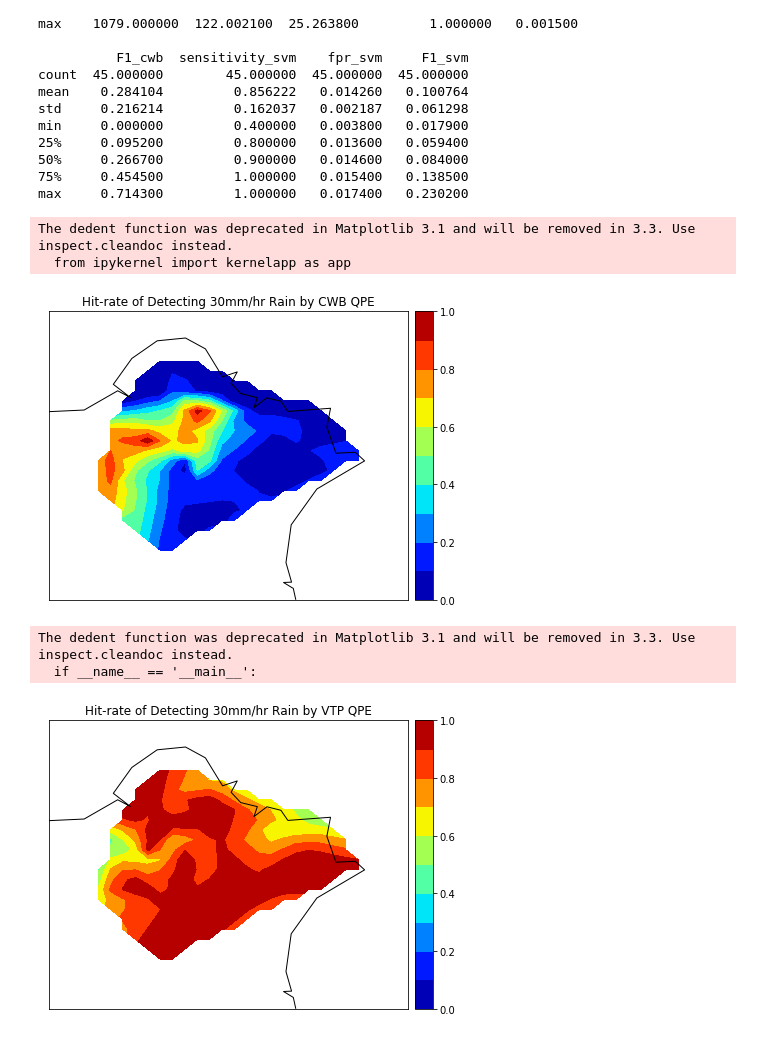
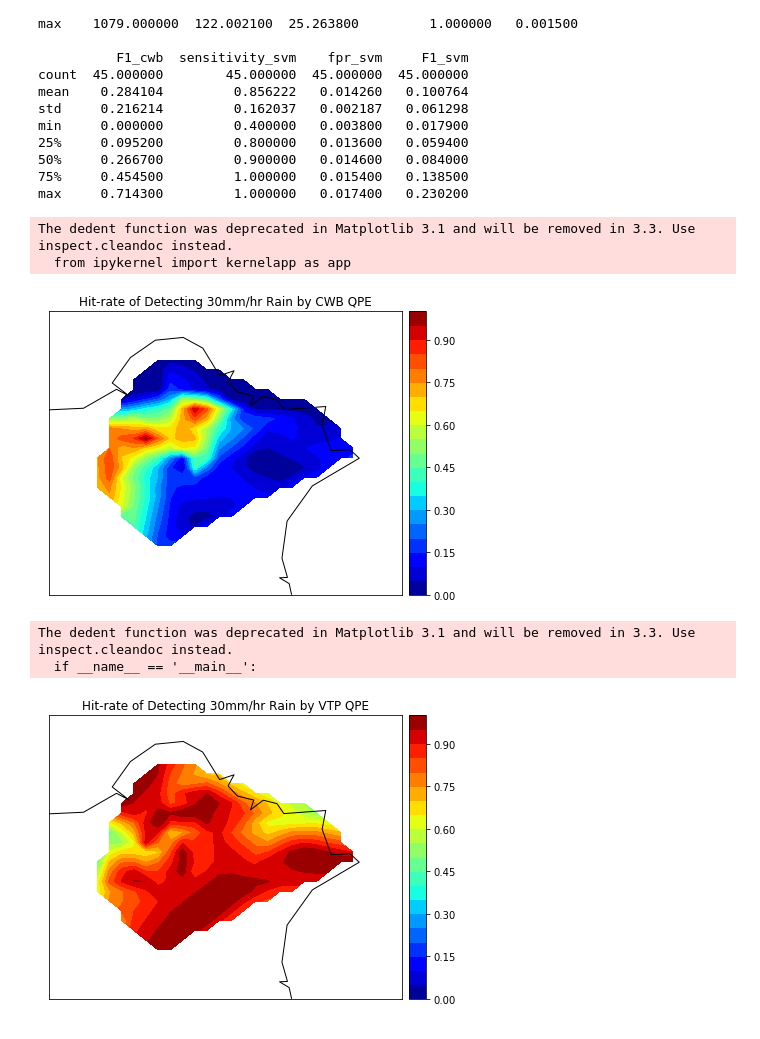
Before and after one commit to tingsyo/qpetw, a Jupyter notebook: results/02_data_on_map.ipynb, the cells around one changed output. Saved outputs shown, nothing was run; the diff lists cells and outputs as text; code cells hidden in the pictures.

```diff
--- a/results/02_data_on_map.ipynb
+++ b/results/02_data_on_map.ipynb
@@ -181,29 +199,29 @@ max     0.714300         1.000000   0.017400   0.230200
 # %%
 from scipy.interpolate import griddata
 # Create the grid space
 xtw = np.linspace(lon0,lon1,30)
 ytw =  np.linspace(lat0,lat1,30)
 Xtw, Ytw = np.meshgrid(xtw,ytw)
 
 # Retrieve the station location and values
 lons = compbcsvm['lon']
 lats = compbcsvm['lat']
 hitrate = compbcsvm['sensitivity_cwb']
 rmsegrid = griddata((lons, lats), hitrate, (Xtw, Ytw), method='linear', rescale=True)
 
 #
 plt.figure(figsize=(6,6))                           # Define the figure size
 m = Basemap(llcrnrlon=lon0, urcrnrlon=lon1, llcrnrlat=lat0, urcrnrlat=lat1, resolution='i') # Make a map of East Asia
-m.contourf(Xtw, Ytw, rmsegrid, levels=np.arange(0,1.1,0.1), cmap=plt.cm.jet) # Draw a filled-contour plot with the interpolated grid data
+m.contourf(Xtw, Ytw, rmsegrid, levels=np.arange(0,1.05,0.05), cmap=plt.cm.jet) # Draw a filled-contour plot with the interpolated grid data
 m.drawcoastlines()                                  # Draw the coastlines
 cb = m.colorbar()                                   # Show colorbar
 plt.title('Hit-rate of Detecting 30mm/hr Rain by CWB QPE')                # Add colobar title
 plt.tight_layout()
 plt.show()
 # %% [output]
 The dedent function was deprecated in Matplotlib 3.1 and will be removed in 3.3. Use inspect.cleandoc instead.
   from ipykernel import kernelapp as app
-[figure, old version]
+[figure, new version]
 # %%
 # Retrieve the station location and values
 lons = compbcsvm['lon']
@@ -214,7 +232,7 @@ rmsegrid = griddata((lons, lats), hitrate, (Xtw, Ytw), method='linear', rescale=
 #
 plt.figure(figsize=(6,6))                           # Define the figure size
 m = Basemap(llcrnrlon=lon0, urcrnrlon=lon1, llcrnrlat=lat0, urcrnrlat=lat1, resolution='i') # Make a map of East Asia
-m.contourf(Xtw, Ytw, rmsegrid, levels=np.arange(0,1.1,0.1), cmap=plt.cm.jet) # Draw a filled-contour plot with the interpolated grid data
+m.contourf(Xtw, Ytw, rmsegrid, levels=np.arange(0,1.05,0.05), cmap=plt.cm.jet) # Draw a filled-contour plot with the interpolated grid data
 m.drawcoastlines()                                  # Draw the coastlines
 cb = m.colorbar()                                   # Show colorbar
 plt.title('Hit-rate of Detecting 30mm/hr Rain by VTP QPE')                # Add colobar title
@@ -223,4 +241,4 @@ plt.show()
 # %% [output]
 The dedent function was deprecated in Matplotlib 3.1 and will be removed in 3.3. Use inspect.cleandoc instead.
   if __name__ == '__main__':
-[figure, old version]
+[figure, new version]
```
Also changed, not shown: parts of 4 cells of this notebook.
